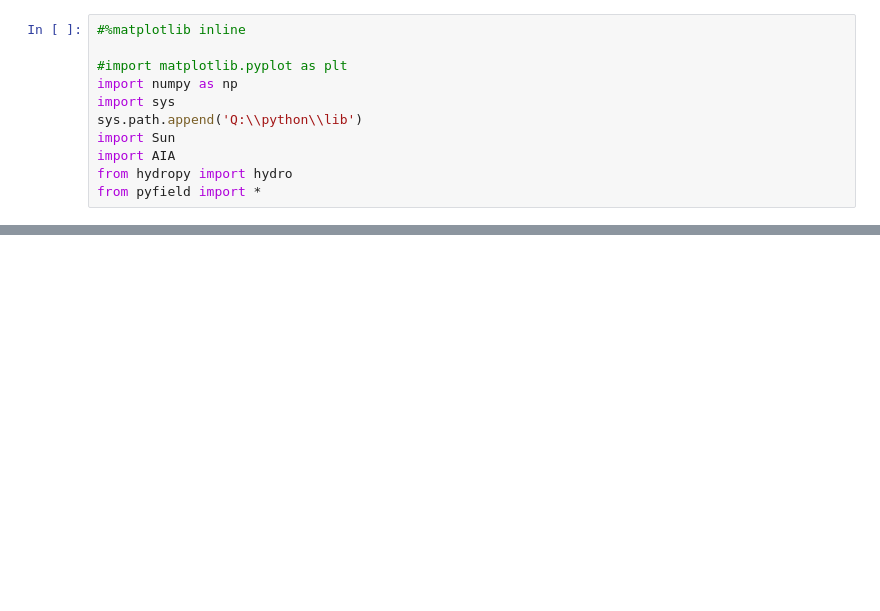
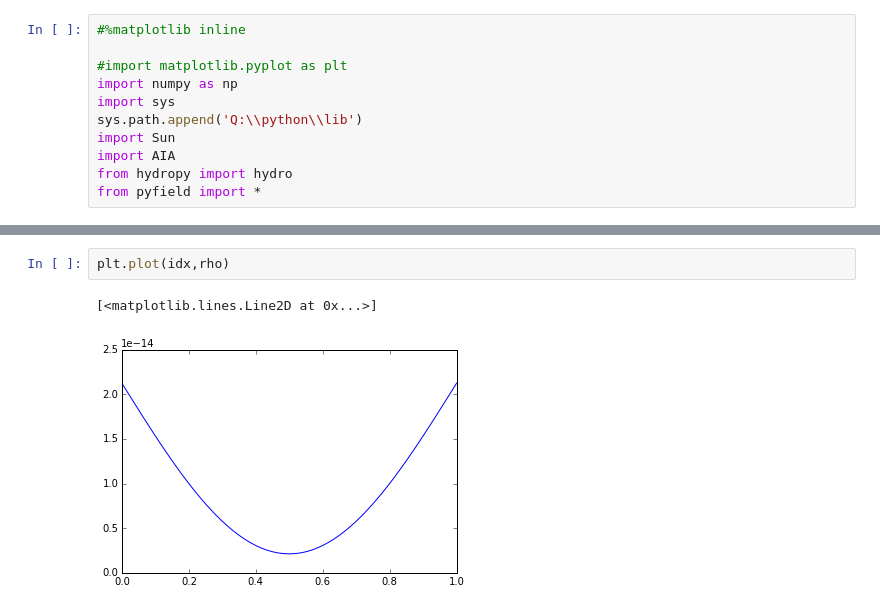
Before and after one commit to temik42/QSim, a Jupyter notebook: QSim-1.ipynb, the cells around one changed output, grey strips where cells are left out. Saved outputs shown, nothing was run; the diff lists cells and outputs as text; blank space fills up the shorter version.

```diff
--- a/QSim-1.ipynb
+++ b/QSim-1.ipynb
@@ -76,0 +80,5 @@ np.sum(PDE.rho)
+# %%
+plt.plot(idx,rho)
+# %% [output]
+[<matplotlib.lines.Line2D at 0x...>]
+[figure, added]
```
Also changed, not shown: parts of 10 cells of this notebook, 2 other files.
